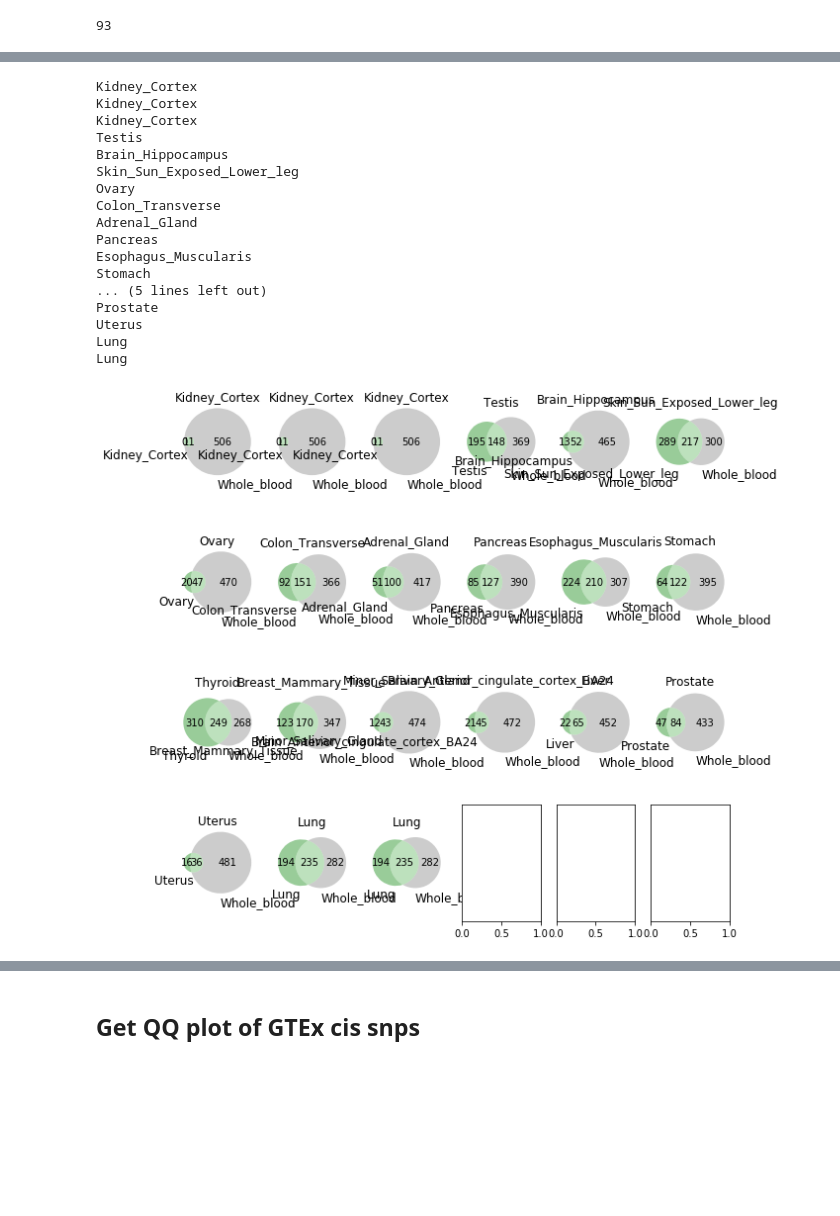
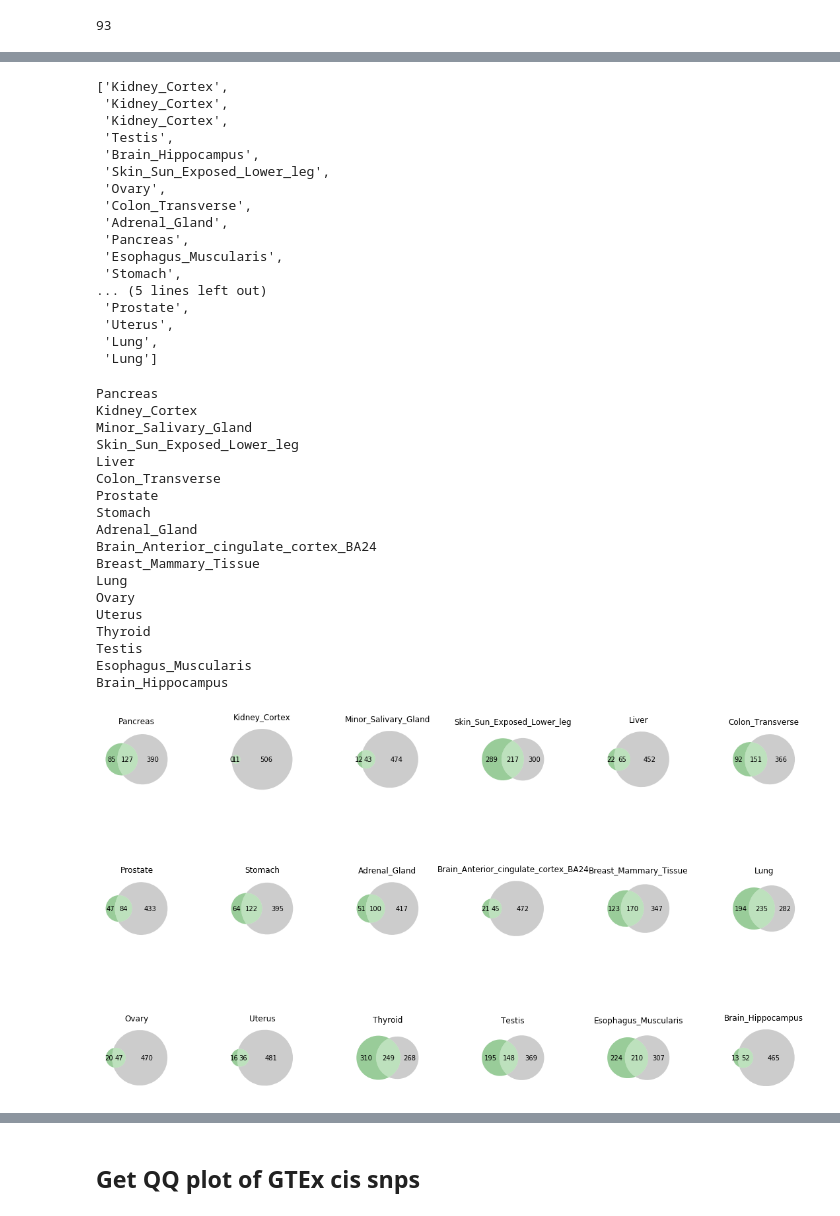
Before and after one commit to meghanasp21/TIMEgermline, a Jupyter notebook: cell-type-specificity/notebooks/eqtl-check.ipynb, the cells around one changed output, grey strips where cells are left out. Saved outputs shown, nothing was run; the diff lists cells and outputs as text; code cells hidden in the pictures; blank space fills up the shorter version.

```diff
--- a/cell-type-specificity/notebooks/eqtl-check.ipynb
+++ b/cell-type-specificity/notebooks/eqtl-check.ipynb
@@ -138,29 +122,50 @@ overlap[overlap["cell"]=="Ovary"]
+# %%
+gtex_tissues
+# %% [output]
+['Kidney_Cortex',
+ 'Kidney_Cortex',
+ 'Kidney_Cortex',
+ 'Testis',
+ 'Brain_Hippocampus',
+ 'Skin_Sun_Exposed_Lower_leg',
+ 'Ovary',
+ 'Colon_Transverse',
+ 'Adrenal_Gland',
+ 'Pancreas',
+ 'Esophagus_Muscularis',
+ 'Stomach',
+... (5 lines left out)
+ 'Prostate',
+ 'Uterus',
+ 'Lung',
+ 'Lung']
 # %%
-fig, axs = plt.subplots(4, 6, sharey=True, tight_layout=True, figsize=(10, 10))
+fig, axs = plt.subplots(3, 6, sharey=True, tight_layout=True, figsize=(15, 10))
 axli = axs.flatten()
 
-for i,y in enumerate(gtex_tissues):
+for i,y in enumerate([x for x in set(gtex_tissues)]):
     print(y)
     venn2([set(overlap[overlap["cell"]==y]["assoc"].tolist()),set(overlap[overlap["cell"]=="Whole_Blood"]["assoc"].tolist())],
-     set_labels=(y,"Whole_blood"), set_colors=["green","gray"],ax=axli[i])
+     set_labels=("",""), set_colors=["green","gray"],ax=axli[i])
     axli[i].title.set_text(y)
 plt.show()
 # %% [output]
+Pancreas
 Kidney_Cortex
-Kidney_Cortex
-Kidney_Cortex
+Minor_Salivary_Gland
+Skin_Sun_Exposed_Lower_leg
+Liver
+Colon_Transverse
+Prostate
+Stomach
+Adrenal_Gland
+Brain_Anterior_cingulate_cortex_BA24
+Breast_Mammary_Tissue
+Lung
+Ovary
+Uterus
+Thyroid
 Testis
+Esophagus_Muscularis
 Brain_Hippocampus
-Skin_Sun_Exposed_Lower_leg
-Ovary
-Colon_Transverse
-Adrenal_Gland
-Pancreas
-Esophagus_Muscularis
-Stomach
-... (5 lines left out)
-Prostate
-Uterus
-Lung
-Lung
-[figure, old version]
+[figure, new version]
```
Also changed, not shown: parts of 8 cells of this notebook, 41 other files.
